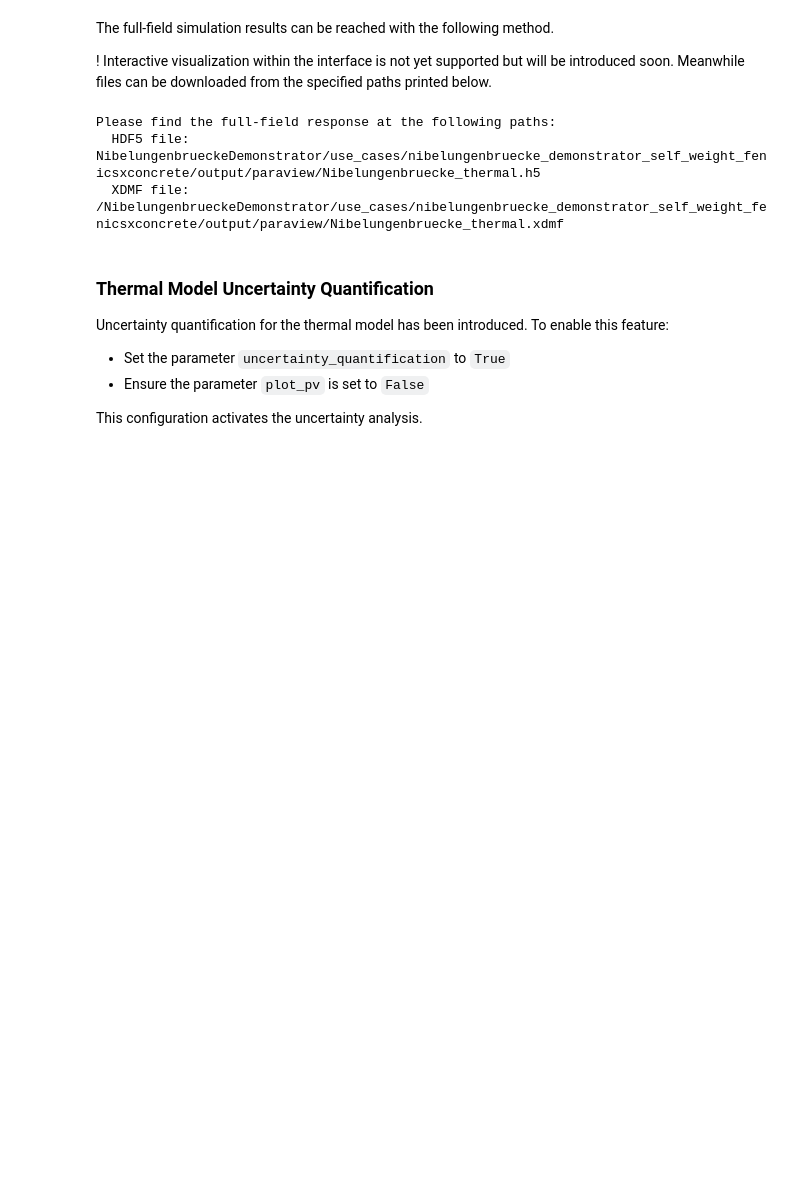
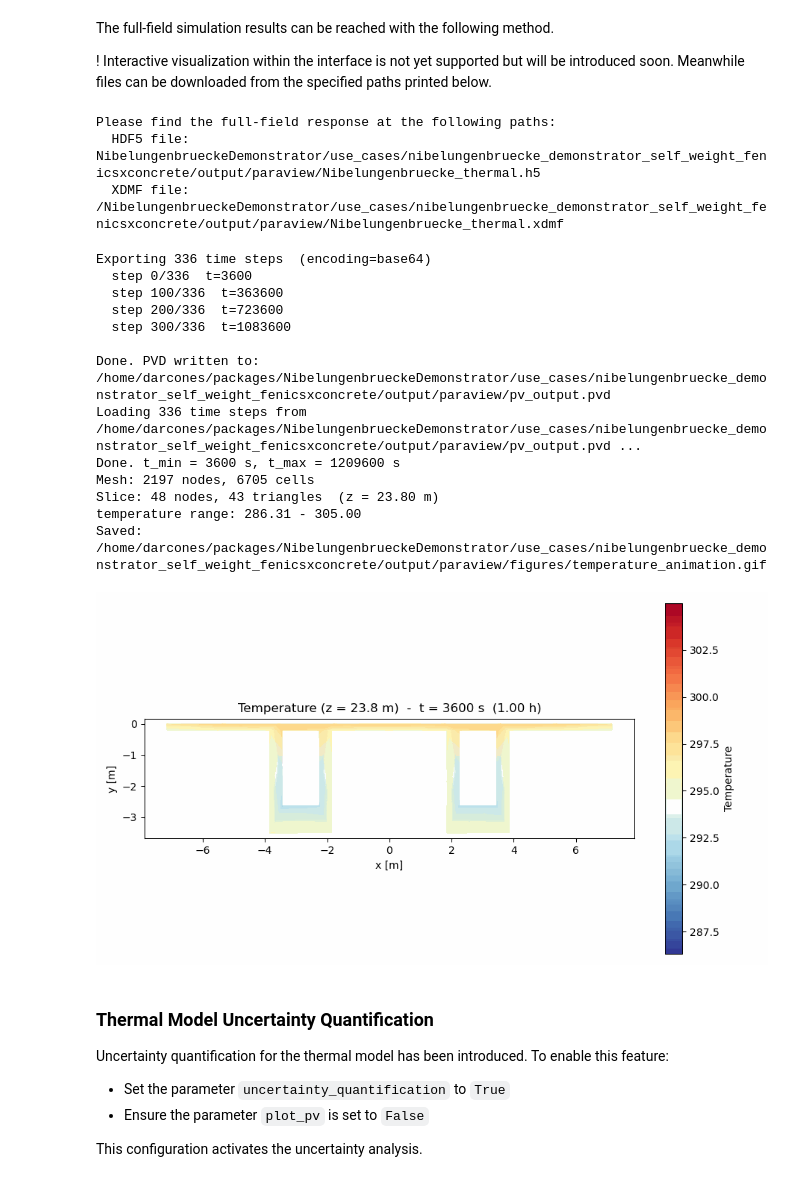
Before and after one commit to BAMresearch/NibelungenbrueckeDemonstrator, a Jupyter notebook: J4NFDI_interface.ipynb, the cells around one changed output. Drawn from its saved outputs; the diff is of its cells as text; code cells hidden in the pictures; blank space fills up the shorter version.

Commit message:
Integrated 3d view in demonstrator

```diff
--- a/J4NFDI_interface.ipynb
+++ b/J4NFDI_interface.ipynb
@@ -133,6 +133,33 @@ orchestrator.plot("plot_full_field_response")
 Please find the full-field response at the following paths:
   HDF5 file: NibelungenbrueckeDemonstrator/use_cases/nibelungenbruecke_demonstrator_self_weight_fenicsxconcrete/output/paraview/Nibelungenbruecke_thermal.h5
   XDMF file: /NibelungenbrueckeDemonstrator/use_cases/nibelungenbruecke_demonstrator_self_weight_fenicsxconcrete/output/paraview/Nibelungenbruecke_thermal.xdmf
+# %%
+if simulation_parameters.get("full_field_results", False):
+    from nibelungenbruecke.scripts.utilities.xdmf_to_vtu_converter import convert_xdmf_to_pvd
+    from nibelungenbruecke.scripts.utilities.full_field_viewer import show_full_field_widget
+
+    _pv_paths = orchestrator.get_paraview_paths()
+    convert_xdmf_to_pvd(
+        h5_file=_pv_paths["h5_file"],
+        out_dir=_pv_paths["vtu_dir"],
+        pvd_file=_pv_paths["pvd_file"],
+    )
+    show_full_field_widget(_pv_paths["pvd_file"])
+# %% [output]
+Exporting 336 time steps  (encoding=base64)
+  step 0/336  t=3600
+  step 100/336  t=363600
+  step 200/336  t=723600
+  step 300/336  t=1083600
+
+Done. PVD written to: /home/darcones/packages/NibelungenbrueckeDemonstrator/use_cases/nibelungenbruecke_demonstrator_self_weight_fenicsxconcrete/output/paraview/pv_output.pvd
+Loading 336 time steps from /home/darcones/packages/NibelungenbrueckeDemonstrator/use_cases/nibelungenbruecke_demonstrator_self_weight_fenicsxconcrete/output/paraview/pv_output.pvd ...
+Done. t_min = 3600 s, t_max = 1209600 s
+Mesh: 2197 nodes, 6705 cells
+Slice: 48 nodes, 43 triangles  (z = 23.80 m)
+temperature range: 286.31 - 305.00
+Saved: /home/darcones/packages/NibelungenbrueckeDemonstrator/use_cases/nibelungenbruecke_demonstrator_self_weight_fenicsxconcrete/output/paraview/figures/temperature_animation.gif
+[figure, added]
 # %% [markdown]
 ### Thermal Model Uncertainty Quantification
 
```
Also changed, not shown: parts of 8 cells of this notebook, 4 other files.
